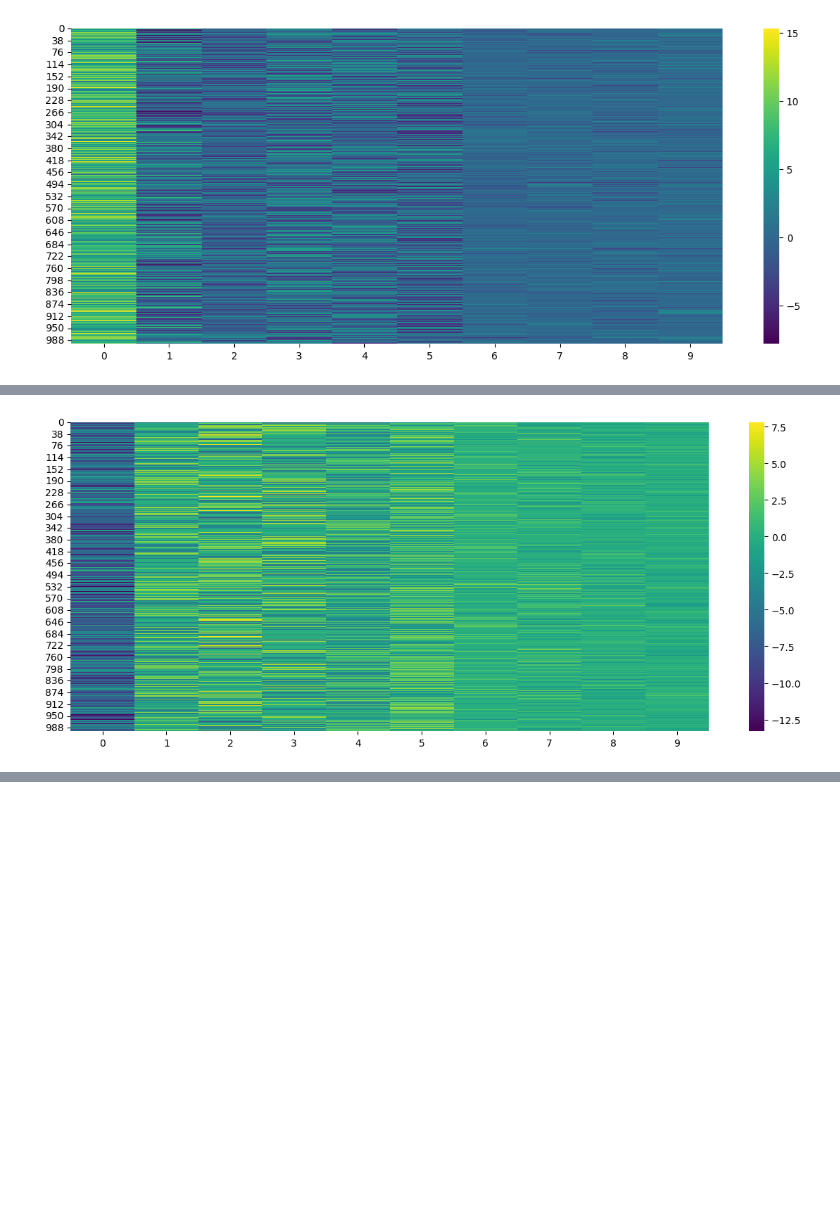
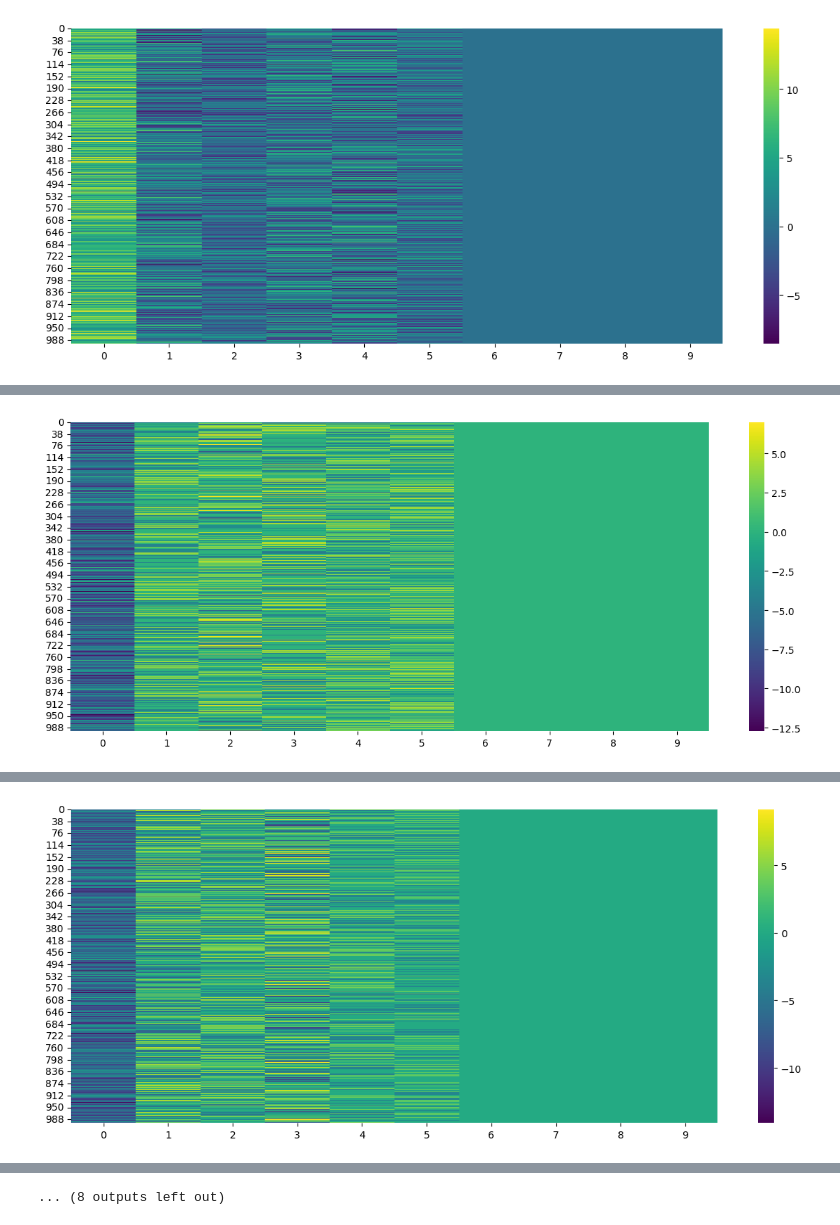
Before and after one commit to william-denault/benchmark_cebmf, a Jupyter notebook: script/independant_binary.ipynb, the cells around one changed output, grey strips where cells are left out. Drawn from its saved outputs; the diff is of its cells as text; code cells hidden in the pictures; blank space fills up the shorter version.

```diff
--- a/script/independant_binary.ipynb
+++ b/script/independant_binary.ipynb
@@ -97,20 +97,20 @@ for  i in range (10):
     mycebmf1 = cEBMF(data=Z, self_row_cov=True,
                       prior_L="spiked_emdn", K=10,
                       allow_backfitting=False ,
-                        prior_L_kwargs={"penalty": 1.01}
+                        prior_L_kwargs={"penalty": 1.11}
                         )
     mycebmf1.initialise_factors()
-    mycebmf1.fit(10 )
+    mycebmf1.fit(20 )
 
 
     # --- warm start ---
     mycebmf21 = cEBMF(data=Z, self_row_cov=True,
                            prior_L="cgb_sharp", K=10,
                            allow_backfitting=False,
-                            prior_L_kwargs={"penalty": 1.15 ,
-                                            "omega":0.1 })
+                            prior_L_kwargs={"penalty": 1.01 ,
+                                            "omega":0.01 })
     mycebmf21.initialise_factors( L=mycebmf1.L, F=mycebmf1.F)
-    mycebmf21.fit(10)
+    #mycebmf21.fit( )
 
     res_no_warm.append(mycebmf21.L)   # kept to match your original code
     res_warm.append(mycebmf21.L)
@@ -170 +170 @@ rmse_no_warm_warm = torch.stack(rmse_no_warm_warm)
-[figure, old version]
+[figure, new version]
@@ -188 +188 @@ rmse_no_warm_warm = torch.stack(rmse_no_warm_warm)
-[figure, old version]
+[figure, new version]
@@ -205,0 +206 @@ rmse_no_warm_warm = torch.stack(rmse_no_warm_warm)
+[figure, added]
@@ -206,3 +261,4 @@ rmse_no_warm_warm = torch.stack(rmse_no_warm_warm)
+... (8 outputs left out)
 # %%
 plt.plot(mycebmf21.obj)
 # %% [output]
```
Also changed, not shown: parts of 4 cells of this notebook, 10 other files.
